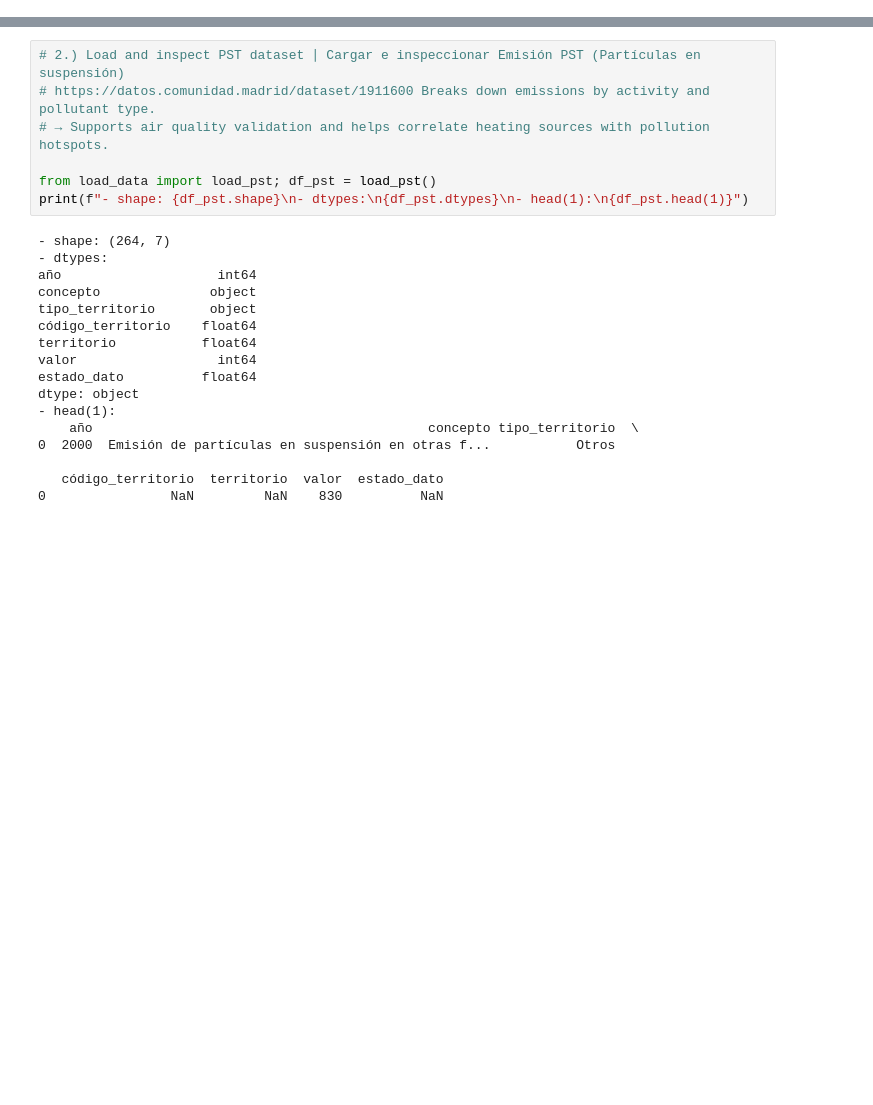
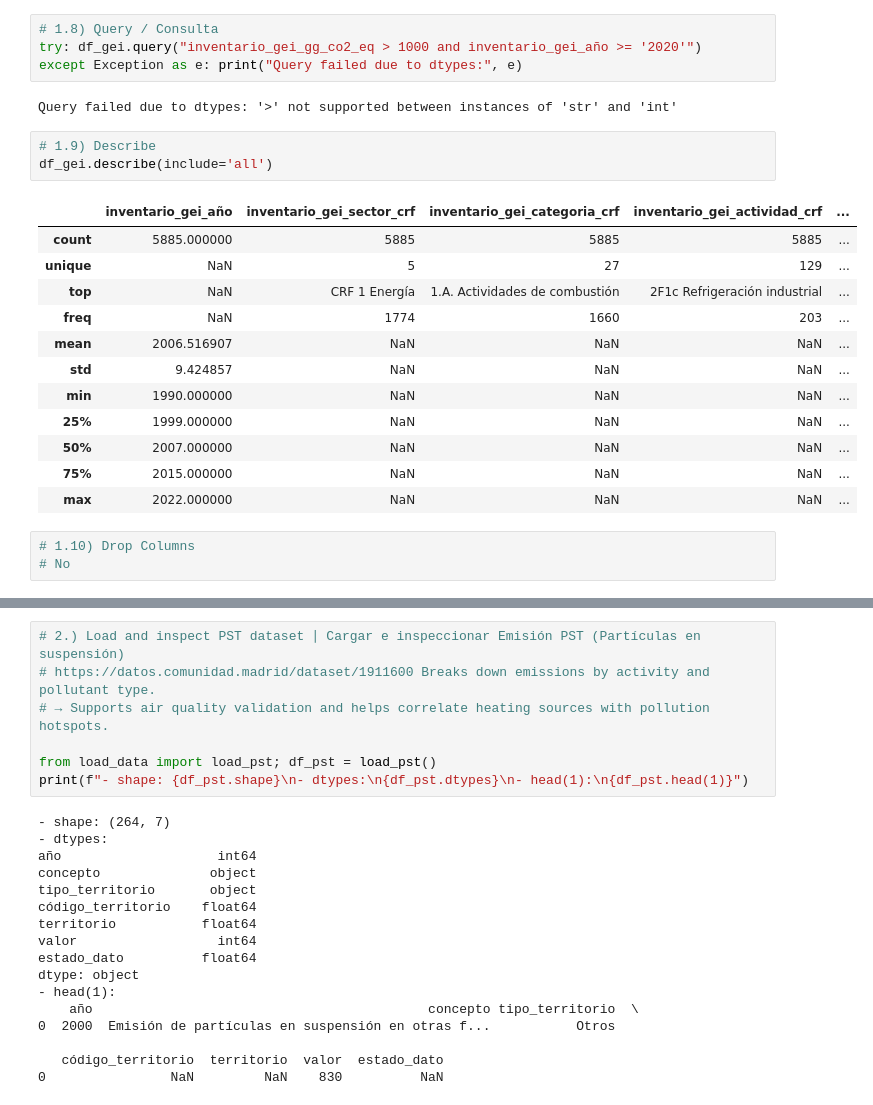
Before and after one commit to MBengochea/Low-Carbon-Heating-Roadmap-for-Madrid, a Jupyter notebook: notebooks/00_data_cleaning.ipynb, the cells around one changed output, grey strips where cells are left out. Cells and saved outputs as stored; diff of their text form; blank space fills up the shorter version.

```diff
--- a/notebooks/00_data_cleaning.ipynb
+++ b/notebooks/00_data_cleaning.ipynb
@@ -40,0 +112,25 @@ dtype: object
+# %%
+# 1.8) Query / Consulta
+try: df_gei.query("inventario_gei_gg_co2_eq > 1000 and inventario_gei_año >= '2020'")
+except Exception as e: print("Query failed due to dtypes:", e)
+# %% [output]
+Query failed due to dtypes: '>' not supported between instances of 'str' and 'int'
+# %%
+# 1.9) Describe
+df_gei.describe(include='all')
+# %% [output]
+|  | inventario_gei_año | inventario_gei_sector_crf | inventario_gei_categoria_crf | inventario_gei_actividad_crf | ... |
+| count | 5885.000000 | 5885 | 5885 | 5885 | ... |
+| unique | NaN | 5 | 27 | 129 | ... |
+| top | NaN | CRF 1 Energía | 1.A. Actividades de combustión | 2F1c Refrigeración industrial | ... |
+| freq | NaN | 1774 | 1660 | 203 | ... |
+| mean | 2006.516907 | NaN | NaN | NaN | ... |
+| std | 9.424857 | NaN | NaN | NaN | ... |
+| min | 1990.000000 | NaN | NaN | NaN | ... |
+| 25% | 1999.000000 | NaN | NaN | NaN | ... |
+| 50% | 2007.000000 | NaN | NaN | NaN | ... |
+| 75% | 2015.000000 | NaN | NaN | NaN | ... |
+| max | 2022.000000 | NaN | NaN | NaN | ... |
+# %%
+# 1.10) Drop Columns
+# No
```
Also changed, not shown: parts of 28 cells of this notebook, 56 other files.
